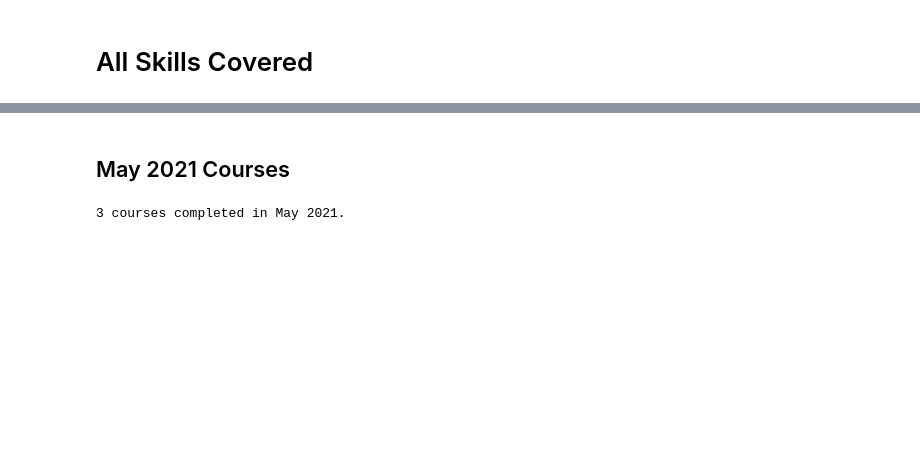
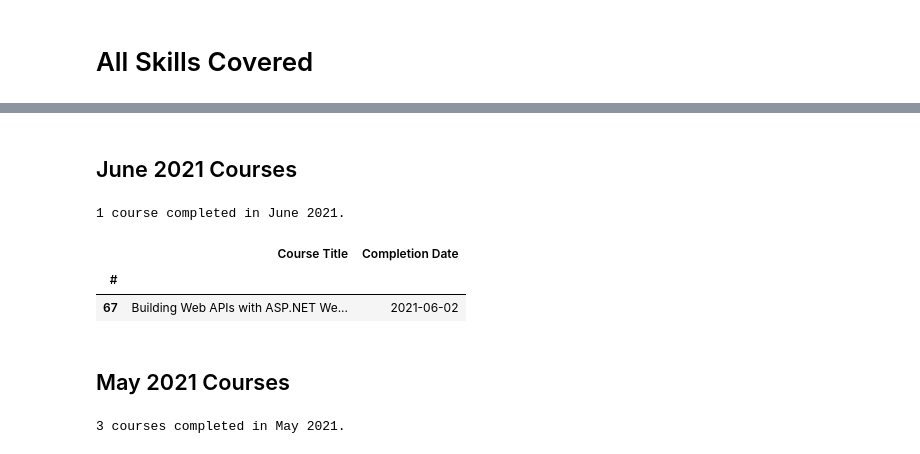
Before and after one commit to rogert8/courses-jnb, a Jupyter notebook: courses.ipynb, the cells around one changed output, grey strips where cells are left out. Cells and saved outputs as stored; diff of their text form; code cells hidden in the pictures; blank space fills up the shorter version.

```diff
--- a/courses.ipynb
+++ b/courses.ipynb
@@ -68,6 +68,17 @@ Web Standards
 Windows 10
 Xdebug
 XML
+# %% [markdown]
+## June 2021 Courses
+# %%
+jun21_records = cr[cr['Completion Date'].between('2021-06-01','2021-06-30')]
+print(f"\n\n{jun21_records['#'].count()} course completed in June 2021.\n")
+jun21_records[['#','Course Title','Completion Date']].set_index('#')
+# %% [output]
+1 course completed in June 2021.
+|  | Course Title | Completion Date |
+| # |  |  |
+| 67 | Building Web APIs with ASP.NET We... | 2021-06-02 |
 # %% [markdown]
 ## May 2021 Courses
 # %%
```
Also changed, not shown: parts of 5 cells of this notebook.
